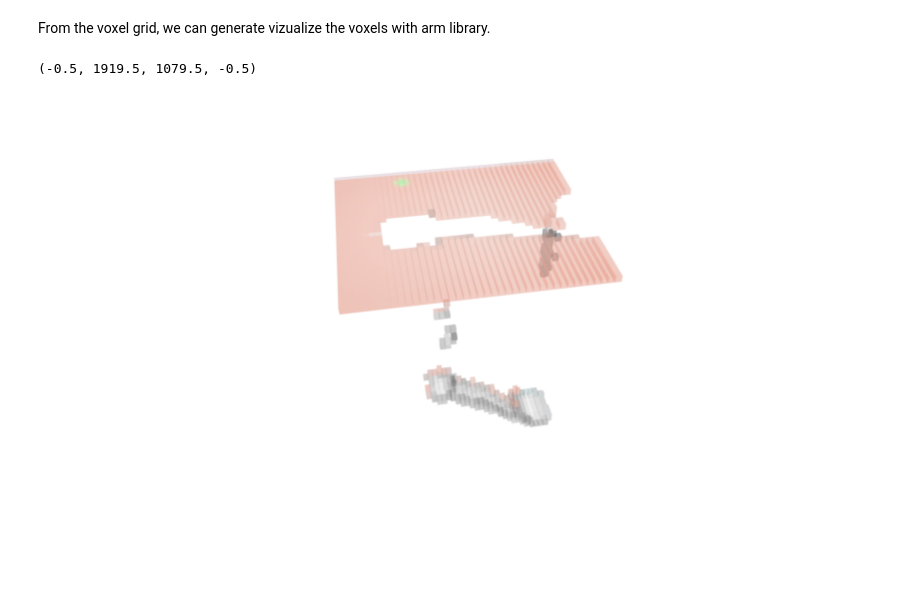
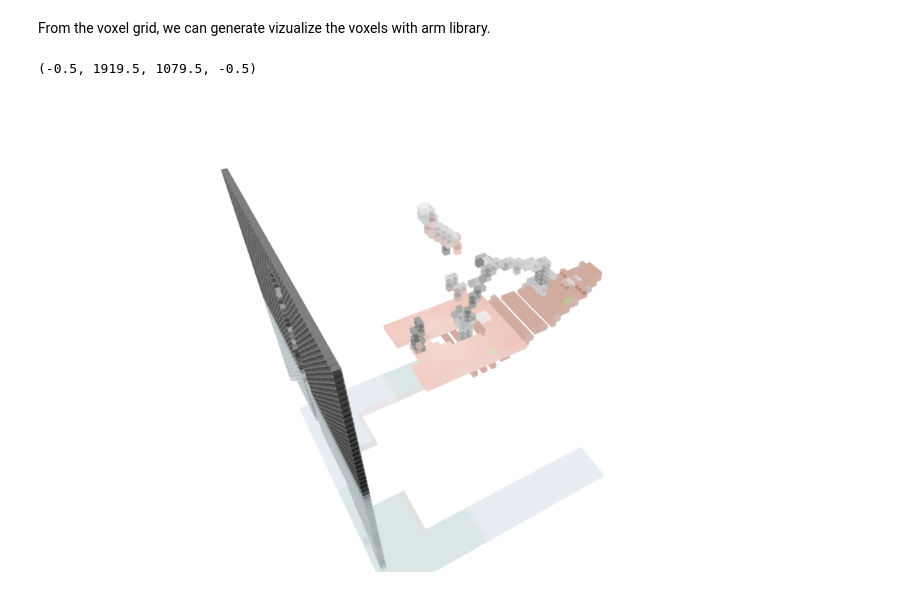
Before and after one commit to ngkhiem97/mujoco-peract, a Jupyter notebook: Voxelization.ipynb, the cells around one changed output. Cells and saved outputs as stored; diff of their text form; code cells hidden in the pictures.

```diff
--- a/Voxelization.ipynb
+++ b/Voxelization.ipynb
@@ -57,8 +57,8 @@ import numpy as np
 from rlbench.backend.observation import Observation
 import pickle
 
-extrinsics_filename = 'ex_2023_2_1_3_29_57.npy'
-intrinsics_filename = 'in_2023_2_1_3_29_57.npy'
+extrinsics_filename = 'ex_2023_2_4_17_28_54.npy'
+intrinsics_filename = 'in_2023_2_4_17_28_54.npy'
 
 camera_far = 2
 camera_near = 0.16
@@ -66,6 +66,7 @@ misc = {}
 for camera in CAMERAS:
     camera_extrinsics = np.load(os.path.join(saves_cameras_folder, camera.replace("-", "_"), 'matrices', extrinsics_filename))
     camera_intrinsics = np.load(os.path.join(saves_cameras_folder, camera.replace("-", "_"), 'matrices', intrinsics_filename))
+    camera_intrinsics[:, :2] *= -1
     misc[camera.replace("-", "_")+"_camera_extrinsics"] = camera_extrinsics
     misc[camera.replace("-", "_")+"_camera_intrinsics"] = camera_intrinsics
     misc[camera.replace("-", "_")+"_camera_far"] = camera_far
@@ -91,7 +92,7 @@ IMAGE_SIZE = 128
 import pprint
 
 # what to visualize
-ts = 6 # timestep out of total timesteps
+ts = 2 # timestep out of total timesteps
 data_path = 'data'
 
 cameras = [camera.replace("-", "_") for camera in CAMERAS]
@@ -159,7 +160,7 @@ def _norm_rgb(x):
 
 def _preprocess_inputs(replay_sample):
     obs, pcds = [], []
-    for n in cameras[0:1]:
+    for n in cameras:
         rgb = stack_on_channel(replay_sample['%s_rgb' % n])
         pcd = stack_on_channel(replay_sample['%s_point_cloud' % n])
 
@@ -172,7 +173,7 @@ def _preprocess_inputs(replay_sample):
 def _obj_to_dict(obj):
     return {k: v for k, v in obj.items() if not k.startswith('_')}
 
-def dict_to_tensor(d):
+def _dict_to_tensor(d):
     for k, v in d.items():
         if isinstance(v, np.ndarray):
             d[k] = torch.from_numpy(v[np.newaxis, np.newaxis, ...]).to(device)
@@ -181,17 +182,18 @@ def dict_to_tensor(d):
     return d
 
 def _obj_to_tensor(obj):
-    return dict_to_tensor(_obj_to_dict(obj))
+    return _dict_to_tensor(_obj_to_dict(obj))
 # %% [markdown]
 We need to convert the picture data to voxel grid.
 # %%
 from arm.utils import visualise_voxel
 from components.voxel_grid import VoxelGrid
 
-SCENE_BOUNDS = [-3, -3, -0.5, 3, 3, 3] # top
+# SCENE_BOUNDS = [-3, -3, -0.5, 3, 3, 3] # top
 # SCENE_BOUNDS = [-1, -3, -3, 3, 3, 3] # front
 # SCENE_BOUNDS = [-3, -0.9, -3, 3, 3, 3] # front
-# SCENE_BOUNDS = [-3, -3, -3, 3, 3, 3]
+# SCENE_BOUNDS = [-8, -8, -8, 8, 8, 8]
+SCENE_BOUNDS = [-3, -3, -3, 3, 3, 3]
 VOXEL_SIZES = [200]
 BATCH_SIZE = 1
 
@@ -233,21 +235,21 @@ From the voxel grid, we can generate vizualize the voxels with arm library.
 # %%
 # render voxel grid with expert action (blue)
 #@markdown #### Show voxel grid and expert action (blue)
 #@markdown Adjust `rotation_amount` to change the camera yaw angle for rendering.
-rotation_amount = -100 #@param {type:"slider", min:-180, max:180, step:5}
+rotation_amount = -120 #@param {type:"slider", min:-180, max:180, step:5}
 rendered_img = visualise_voxel(vis_voxel_grid[0],
                                None,
                                None,
                                None,
                                voxel_size=0.045,
                                rotation_amount=np.deg2rad(rotation_amount))
 
 fig = plt.figure(figsize=(15, 15))
 plt.imshow(rendered_img)
 plt.axis('off')
 # %% [output]
 (-0.5, 1919.5, 1079.5, -0.5)
-[figure, old version]
+[figure, new version]
 # %%
 for i in range(12):
   rotation_amount = i * 30
```
Also changed, not shown: parts of 3 cells of this notebook, 1 other file.
